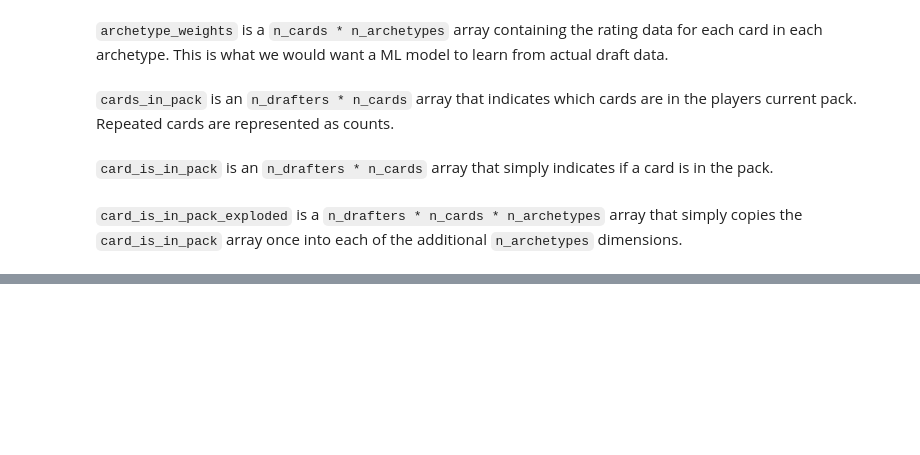
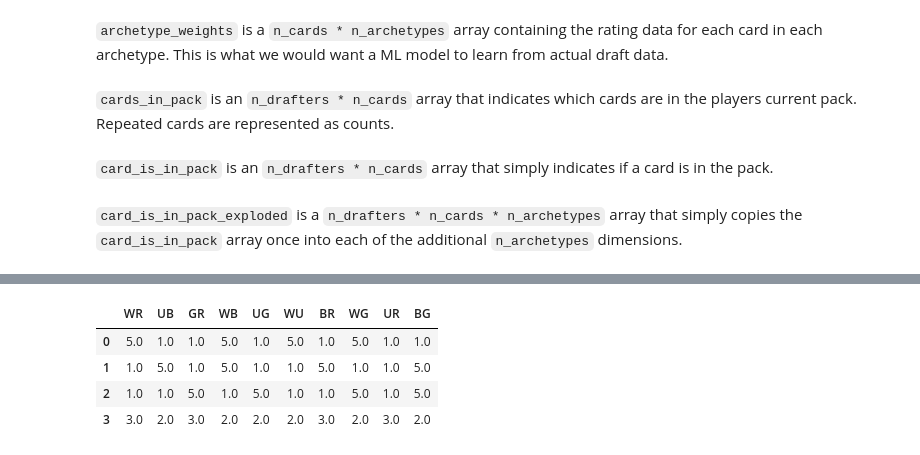
Before and after one commit to madrury/mtg-draftbot, a Jupyter notebook: drafting-linear-algebra.ipynb, the cells around one changed output, grey strips where cells are left out. Drawn from its saved outputs; the diff is of its cells as text; code cells hidden in the pictures; blank space fills up the shorter version.

```diff
--- a/drafting-linear-algebra.ipynb
+++ b/drafting-linear-algebra.ipynb
@@ -65,0 +73,2 @@ par = np.einsum('dca,ca->dca', card_is_in_pack_exploded, archetype_weights)
+# %%
+preferences = np.einsum('dca,da->dc', pack_archetype_weights, player_prefercences)
@@ -65,0 +87,8 @@ par = np.einsum('dca,ca->dca', card_is_in_pack_exploded, archetype_weights)
+# %%
+def softmax(x):
+    exps = np.exp(x)
+    row_sums = np.sum(exps, axis=1)
+    probs = exps / row_sums.reshape(-1, 1)
+    return probs
+
+pick_probs = softmax(preferences)
@@ -65,0 +107,6 @@ par = np.einsum('dca,ca->dca', card_is_in_pack_exploded, archetype_weights)
+# %%
+pick = np.zeros((N_DRAFTERS, N_CARDS), dtype=int)
+
+for ridx, row in enumerate(pick_probs):
+    pick_idx = np.random.choice(N_CARDS, p=row)
+    pick[ridx, pick_idx] = 1
@@ -65,0 +142,12 @@ par = np.einsum('dca,ca->dca', card_is_in_pack_exploded, archetype_weights)
+# %%
+player_preferences_new = player_prefercences + np.einsum(
+    'ca,pc->pa', archetype_weights, pick)
+# %%
+player_preferences_new_df = pd.DataFrame(player_preferences_new, columns=M19_DECK_ARCHYTYPES)
+player_preferences_new_df
+# %% [output]
+|  | WR | UB | GR | WB | UG | WU | BR | WG | UR | BG |
+| 0 | 5.0 | 1.0 | 1.0 | 5.0 | 1.0 | 5.0 | 1.0 | 5.0 | 1.0 | 1.0 |
+| 1 | 1.0 | 5.0 | 1.0 | 5.0 | 1.0 | 1.0 | 5.0 | 1.0 | 1.0 | 5.0 |
+| 2 | 1.0 | 1.0 | 5.0 | 1.0 | 5.0 | 1.0 | 1.0 | 5.0 | 1.0 | 5.0 |
+| 3 | 3.0 | 2.0 | 3.0 | 2.0 | 2.0 | 2.0 | 3.0 | 2.0 | 3.0 | 2.0 |
```
Also changed, not shown: parts of 15 cells of this notebook.
